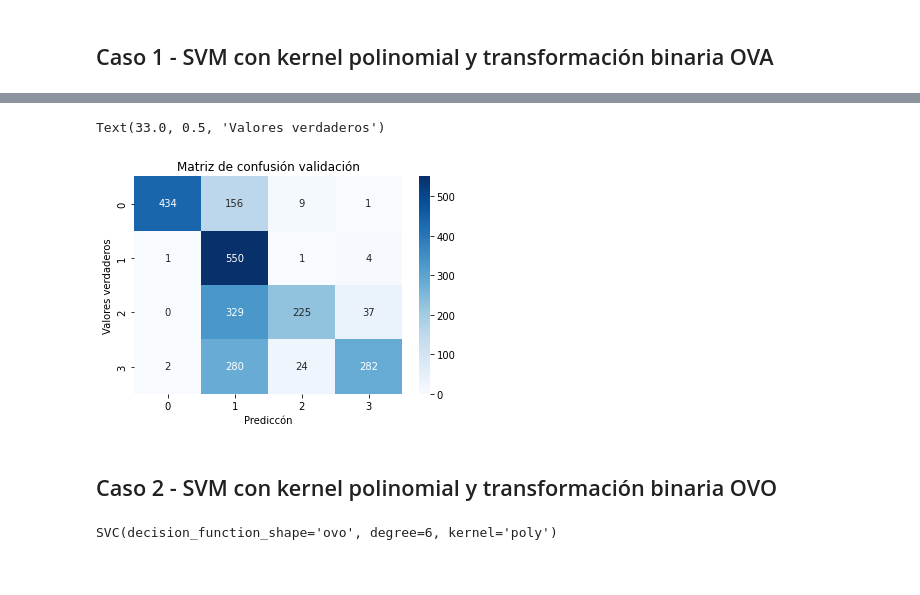
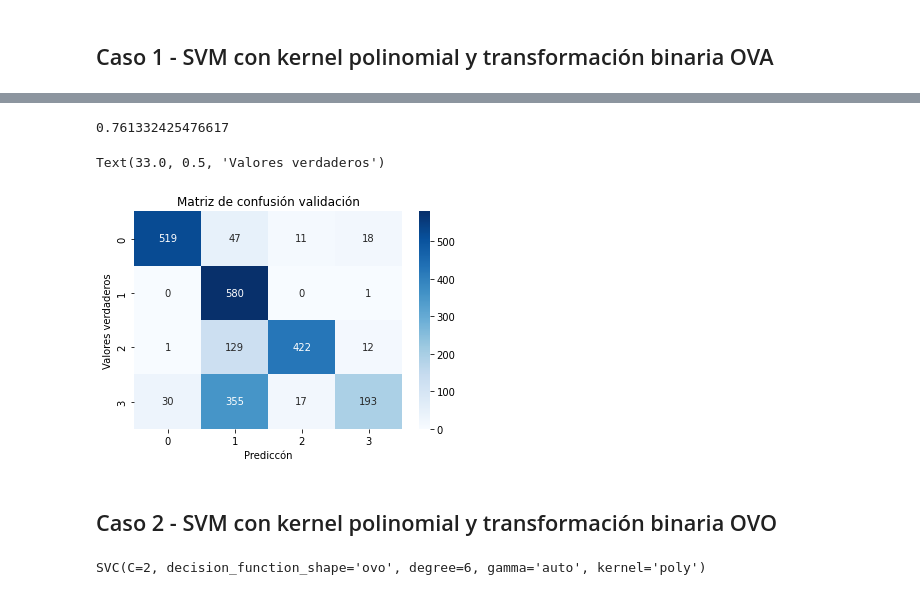
Before and after one commit to jmrmontano/Javeriana_RP_RegresionLineal_Multiple, a Jupyter notebook: datalab/SVM poly.ipynb, the cells around one changed output, grey strips where cells are left out. Saved outputs shown, nothing was run; the diff lists cells and outputs as text; code cells hidden in the pictures.

```diff
--- a/datalab/SVM poly.ipynb
+++ b/datalab/SVM poly.ipynb
@@ -249,10 +199,10 @@ X_val = scaler.fit_transform(X_val)
 # %%
 # Aplicación del clasificador datos de entrenamiento
 
-model_1 = svm.SVC(kernel='poly',decision_function_shape='ovr', degree=3)
+model_1 = svm.SVC(kernel='poly',decision_function_shape='ovr', degree=3, C=2, gamma='auto')
 model_1.fit(X_train, y_train)
-model_2 = svm.SVC(kernel='poly',decision_function_shape='ovr', degree=4)
+model_2 = svm.SVC(kernel='poly',decision_function_shape='ovr', degree=4, C=2, gamma='auto')
 model_2.fit(X_train, y_train)
-model_3 = svm.SVC(kernel='poly',decision_function_shape='ovr', degree=6)
+model_3 = svm.SVC(kernel='poly',decision_function_shape='ovr', degree=6, C=2, gamma='auto')
 model_3.fit(X_train, y_train)
 # %% [output]
@@ -270,3 +220,3 @@ Model 3 :  0.45310492505353317
 # %%
-y_pred = model_2.predict(X_val)                               # Evaluación del modelo con los datos de validación.
+y_pred = model_2.predict(X_test)                               # Evaluación del modelo con los datos de prueba.
 # %%
@@ -287,30 +237,34 @@ weighted avg       0.79      0.64      0.64      2335
+# %%
+fbeta_score(y_test, y_pred, average='macro', beta=0.5)                                                                          #f-beta - mas importancia al recall que a la preción.
+# %% [output]
+0.761332425476617
 # %%
 # Matrix de confusion - Datos de validacion
 
-cm = confusion_matrix(y_val, y_pred, labels=[0,1,2,3])
+cm = confusion_matrix(y_test, y_pred, labels=[0,1,2,3])
 ax= plt.subplot()
 sns.heatmap(cm, annot=True, ax = ax, cmap='Blues', fmt="d")
 
 ax.set_title('Matriz de confusión validación')
 
 ax.set_xlabel('Prediccón')
 ax.set_ylabel('Valores verdaderos')
 # %% [output]
 Text(33.0, 0.5, 'Valores verdaderos')
-[figure, old version]
+[figure, new version]
 # %% [markdown]
 ## Caso 2 - SVM con kernel polinomial y transformación binaria OVO
 # %%
 # Aplicación del clasificador datos de entrenamiento
 
-model_4 = svm.SVC(kernel='poly',decision_function_shape='ovo', degree=3)
+model_4 = svm.SVC(kernel='poly',decision_function_shape='ovo', degree=3,C=2, gamma='auto')
 model_4.fit(X_train, y_train)
-model_5 = svm.SVC(kernel='poly',decision_function_shape='ovo', degree=4)
+model_5 = svm.SVC(kernel='poly',decision_function_shape='ovo', degree=4,C=2, gamma='auto')
 model_5.fit(X_train, y_train)
-model_6 = svm.SVC(kernel='poly',decision_function_shape='ovo', degree=6)
+model_6 = svm.SVC(kernel='poly',decision_function_shape='ovo', degree=6,C=2, gamma='auto')
 model_6.fit(X_train, y_train)
 # %% [output]
-SVC(decision_function_shape='ovo', degree=6, kernel='poly')
+SVC(C=2, decision_function_shape='ovo', degree=6, gamma='auto', kernel='poly')
 # %%
 # Tabla de resultados según el cambio del orden
 
```
Also changed, not shown: parts of 21 cells of this notebook, 2 other files.
